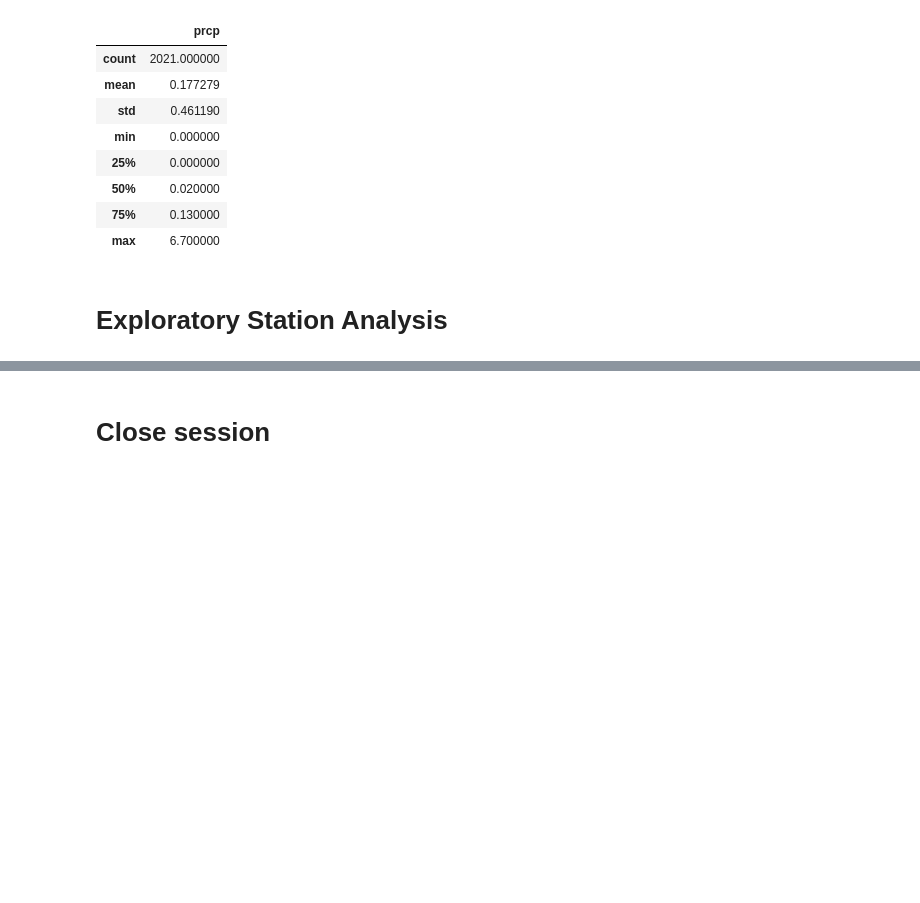
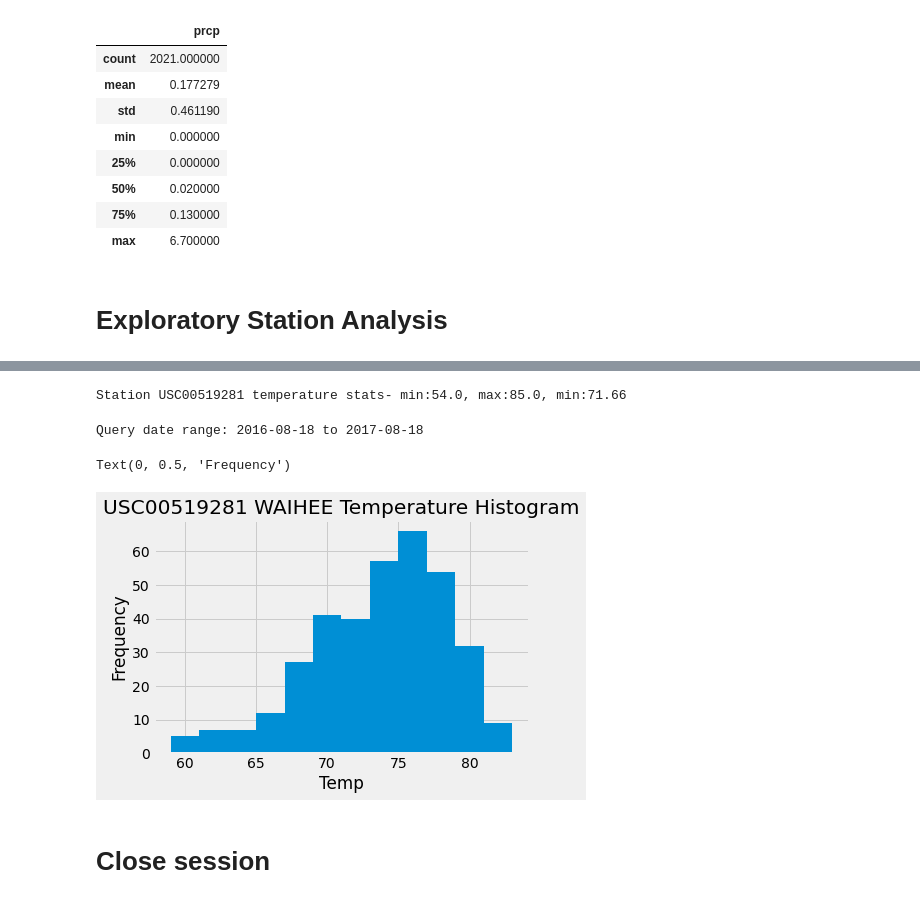
Before and after one commit to kunaual/sqlalchemy-challenge, a Jupyter notebook: climate.ipynb, the cells around one changed output, grey strips where cells are left out. Saved outputs shown, nothing was run; the diff lists cells and outputs as text; code cells hidden in the pictures; blank space fills up the shorter version.

Commit message:
fetching/graphing temp data

```diff
--- a/climate.ipynb
+++ b/climate.ipynb
@@ -167,0 +148,6 @@ last12mosrain_df.describe()
+# %%
+# find the most active station
+uniqueLocs=session.query(Msrmt.station, func.count(Msrmt.station)).group_by(Msrmt.station).order_by(func.count(Msrmt.station).desc()).all()
+# List the stations and the counts in descending order.
+for row in uniqueLocs:
+    print(row)
@@ -168,3 +164,31 @@ last12mosrain_df.describe()
+# %%
+# query, calculate the lowest, highest, and average temperature for the most active station
+mostActiveStation=uniqueLocs[0][0]  #results are ordered desc, so 1st one has highest count
+mas_stats=session.query(func.min(Msrmt.tobs), func.max(Msrmt.tobs), func.avg(Msrmt.tobs)).filter(Msrmt.station==mostActiveStation).all()
+for stats in mas_stats:
+    print(f"Station {mostActiveStation} temperature stats- min:{stats[0]}, max:{stats[1]}, min:{round(stats[2],2)}")
+# %% [output]
+Station USC00519281 temperature stats- min:54.0, max:85.0, min:71.66
+# %%
+# Query the last 12 months of temperature observation data for most active station and plot the results as a histogram
+#mas station has different latest date
+mas_recent_date =session.query(Msrmt.date).filter(Msrmt.station==mostActiveStation).order_by(Msrmt.date.desc()).limit(1)
+
+mas_recent_date[0][0]
+mas_yearago=dt.date(2017,8,18)-dt.timedelta(days=365)
+print(f"Query date range: {mas_yearago} to {mas_recent_date[0][0]}")
+#
+last12mostmp_df =pd.DataFrame(session.query(Msrmt.date,Msrmt.tobs).filter(Msrmt.date >= mas_yearago).filter(Msrmt.station==mostActiveStation).all())
+# %% [output]
+Query date range: 2016-08-18 to 2017-08-18
+# %%
+plot = last12mostmp_df.tobs.hist(bins=12)
+plot.set_title("USC00519281 WAIHEE Temperature Histogram")
+plot.set_xlabel("Temp")
+plot.set_ylabel("Frequency")
+# %% [output]
+Text(0, 0.5, 'Frequency')
+[figure, added]
 # %% [markdown]
 # Close session
 # %%
```
Also changed, not shown: parts of 13 cells of this notebook.
